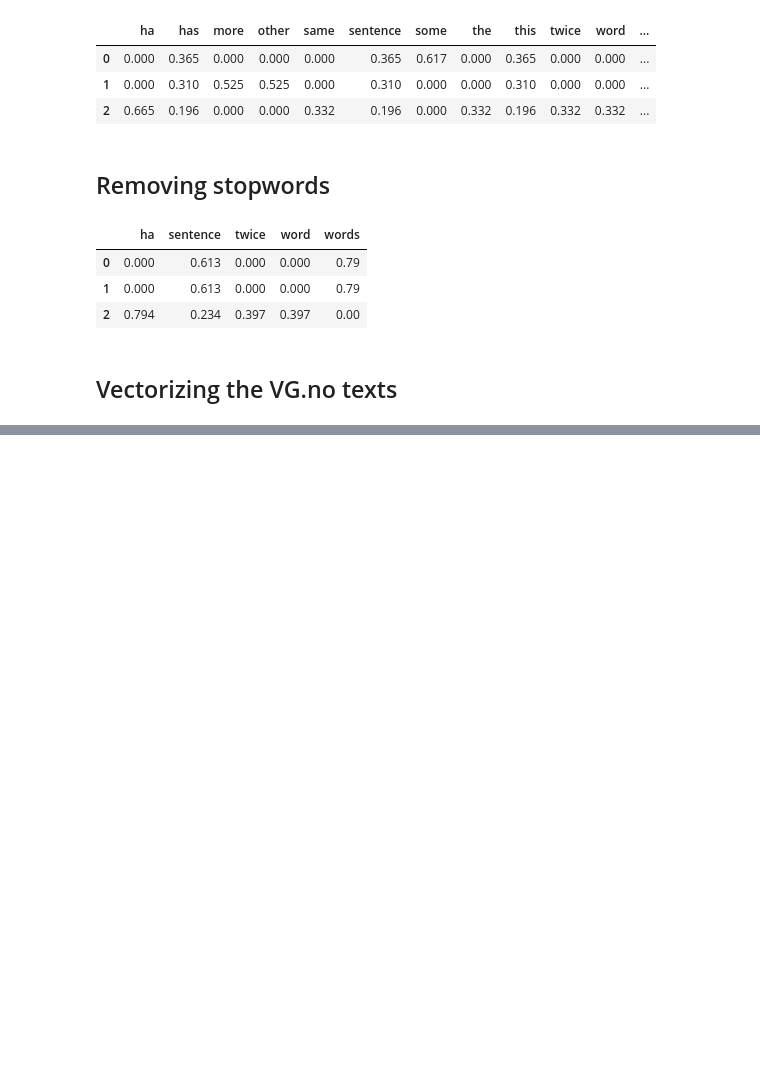
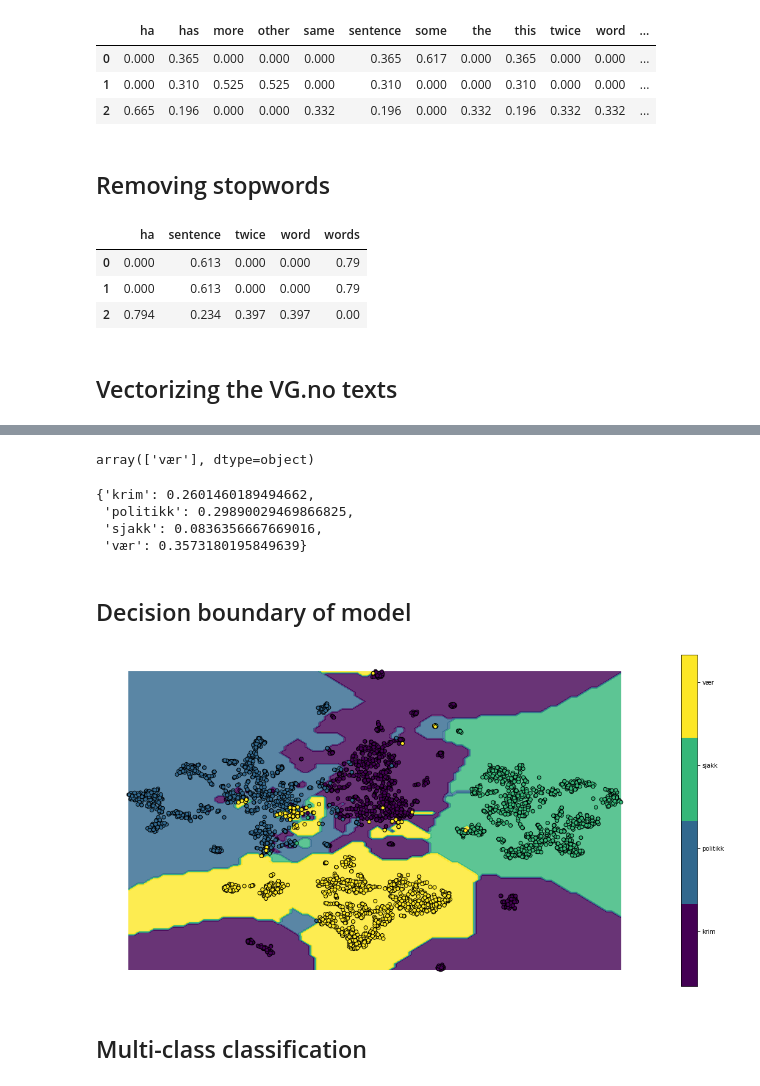
Before and after one commit to peterts/osloturen-2019, a Jupyter notebook: Build Model.ipynb, the cells around one changed output, grey strips where cells are left out. Saved outputs shown, nothing was run; the diff lists cells and outputs as text; code cells hidden in the pictures; blank space fills up the shorter version.

Commit message:
More updates for build model notebook

```diff
--- a/Build Model.ipynb
+++ b/Build Model.ipynb
@@ -133,0 +132,2 @@ f"{(df.text == '').mean() * 100:.2f}%"
+# %%
+no_stopwords = get_stop_words("norwegian")
@@ -283,0 +336,22 @@ VG har vært i kontakt med flere av de siktedes forsvarere, som oppgir at deres
+# %%
+%%capture
+from sklearn.linear_model import LogisticRegression
+
+vec = TfidfVectorizer(min_df=3, max_df=.5, ngram_range=(1, 2), stop_words=no_stopwords)
+X = vec.fit_transform(df.text)
+y = df.category
+
+model = LogisticRegression()
+model.fit(X, y)
+# %%
+X_test = vec.transform(["Snøstorm i bergen"])
+model.predict(X_test)
+# %% [output]
+array(['vær'], dtype=object)
+# %%
+dict(zip(model.classes_, model.predict_proba(X_test)[0]))
+# %% [output]
+{'krim': 0.2601460189494662,
+ 'politikk': 0.29890029469866825,
+ 'sjakk': 0.0836356667669016,
+ 'vær': 0.3573180195849639}
@@ -283,0 +410,8 @@ VG har vært i kontakt med flere av de siktedes forsvarere, som oppgir at deres
+# %% [markdown]
+## Decision boundary of  model
+# %%
+plot_decision_boundary(model, X, y)
+# %% [output]
+[figure, added]
+# %% [markdown]
+## Multi-class classification
```
Also changed, not shown: parts of 64 cells of this notebook, 3 other files.
